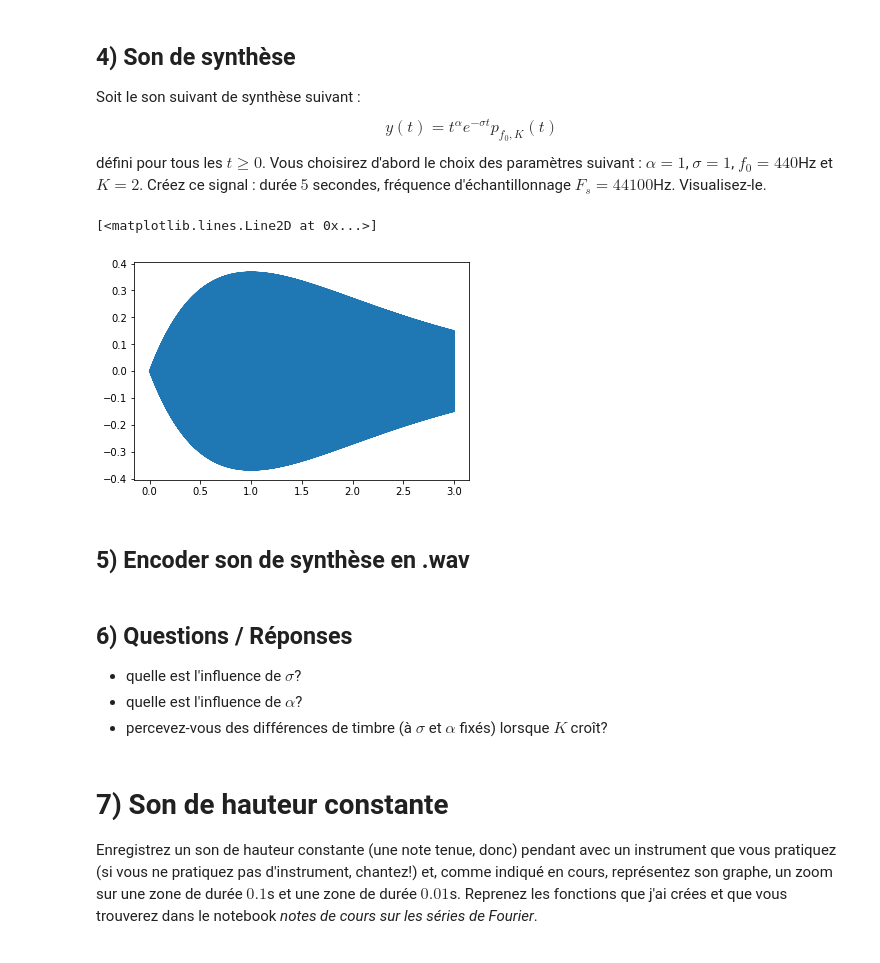
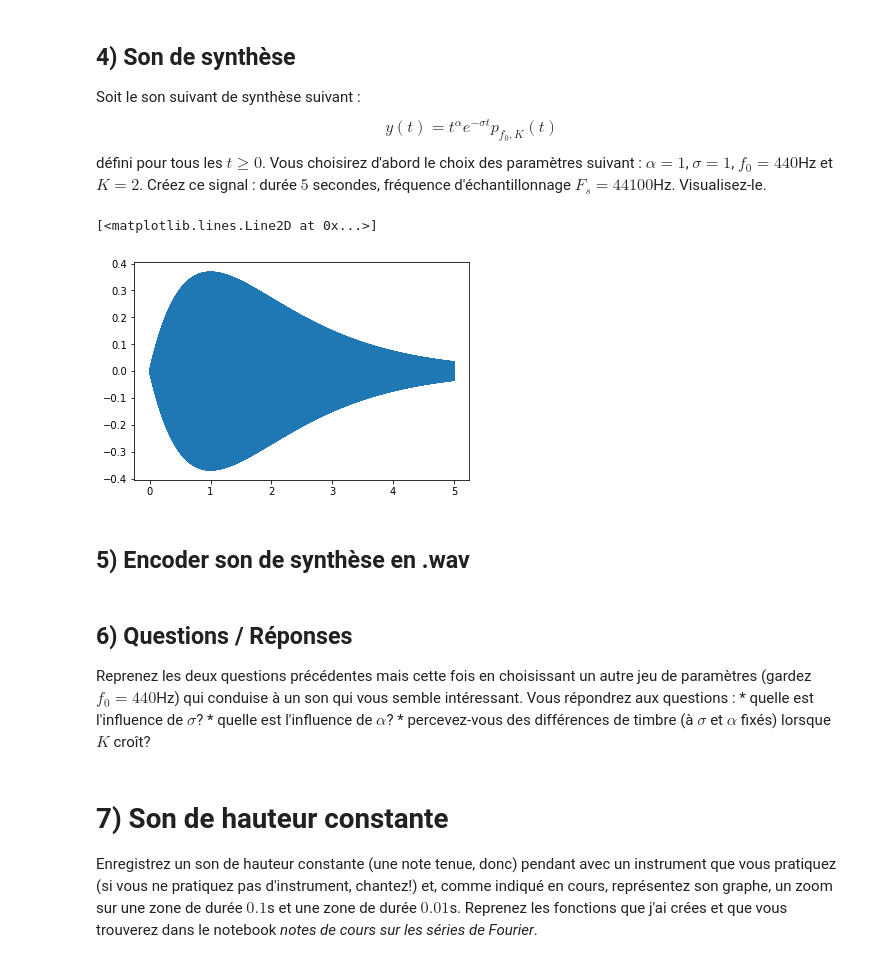
Before and after one commit to guillaume-haerinck/imac-tp-signal, a Jupyter notebook: tp-01/exercices.ipynb, the cells around one changed output. Drawn from its saved outputs; the diff is of its cells as text; code cells hidden in the pictures.

```diff
--- a/tp-01/exercices.ipynb
+++ b/tp-01/exercices.ipynb
@@ -134,22 +134,22 @@ Soit le son suivant de synthèse suivant : $$y(t)=t^{\alpha}e^{-\sigma t} p_{f_0
 # %%
 import numpy as np
 import matplotlib.pyplot as plt
 from scipy.io import wavfile as wav
 
 Fs = 44100; # la fréquence d'échantillonnage
 Ts = 1 / Fs; # le pas d'échantillonnage
-t = np.arange(0, 3, Ts)
+t = np.arange(0, 5, Ts)
 
 sigma = 1
 alpha = 1
 f0 = 440
 K = 2
 
 y = t ** alpha * np.exp(-sigma * t) * pf0kt(f0, K, t)
 
 plt.plot(t, y)
 # %% [output]
 [<matplotlib.lines.Line2D at 0x...>]
-[figure, old version]
+[figure, new version]
 # %% [markdown]
 ## 5) Encoder son de synthèse en .wav
@@ -158,9 +160,10 @@ wav.write("ex5.wav", 44100, y)
 # %% [markdown]
 ## 6) Questions / Réponses
 
-* quelle est l'influence de $\sigma$?
-* quelle est l'influence de $\alpha$?
-* percevez-vous des différences de timbre (à $\sigma$ et $\alpha$ fixés) lorsque $K$ croît?
+Reprenez les deux questions précédentes mais cette fois en choisissant un autre jeu de paramètres (gardez $f_0=440$Hz) qui conduise à un son qui vous semble intéressant. Vous répondrez aux questions :
+    * quelle est l'influence de $\sigma$?
+    * quelle est l'influence de $\alpha$?
+    * percevez-vous des différences de timbre (à $\sigma$ et $\alpha$ fixés) lorsque $K$ croît?
 # %% [markdown]
 # 7) Son de hauteur constante
 
```
Also changed, not shown: parts of 2 cells of this notebook, 1 other file.
